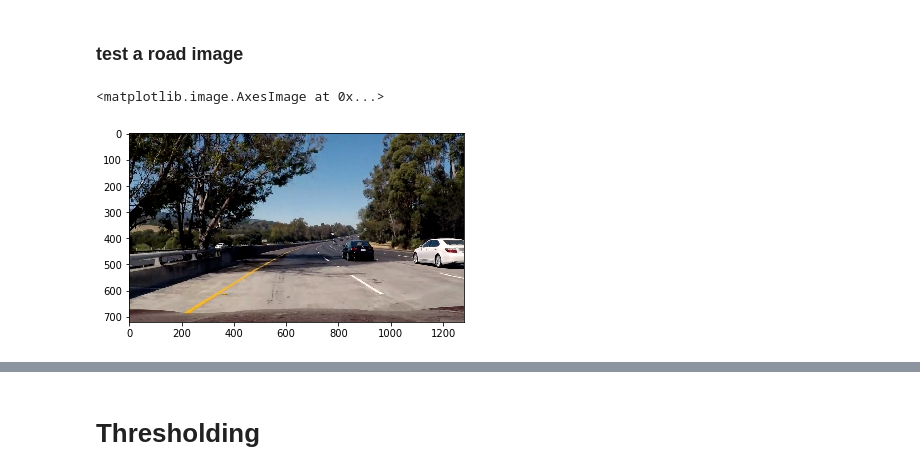
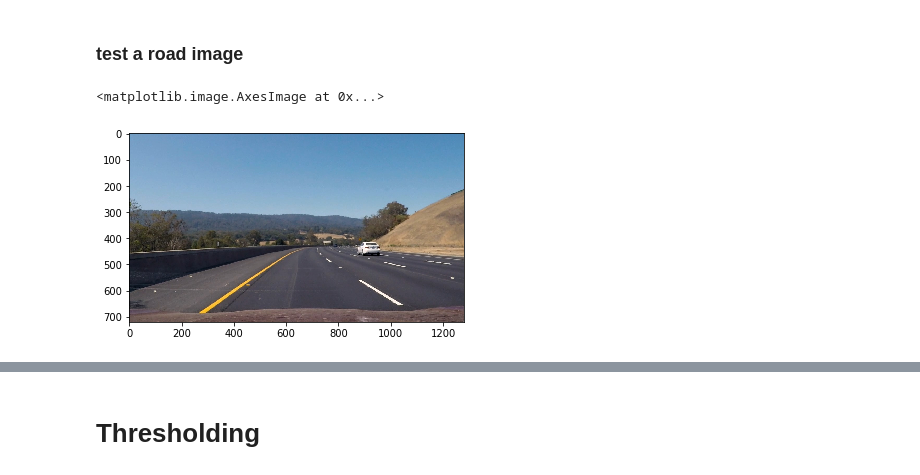
Before and after one commit to MarcosSobrinho/CarND-Advanced-Lane-Lines, a Jupyter notebook: find_lanelines.ipynb, the cells around one changed output, grey strips where cells are left out. Drawn from its saved outputs; the diff is of its cells as text; code cells hidden in the pictures.

Commit message:
full graphical pipeline for test pics

```diff
--- a/find_lanelines.ipynb
+++ b/find_lanelines.ipynb
@@ -47,10 +47,10 @@ plt.imshow(cv2.undistort(chessboard, mtx, dist))
 # %% [markdown]
 ### test a road image
 # %%
-test_image = mpimg.imread(test_images[3])
+test_image_dist = mpimg.imread(test_images[1])
 # %%
-plt.imshow(test_image)
+plt.imshow(test_image_dist)
 # %% [output]
 <matplotlib.image.AxesImage at 0x...>
-[figure, old version]
+[figure, new version]
 # %%
```
Also changed, not shown: parts of 12 cells of this notebook, 1 other file.
